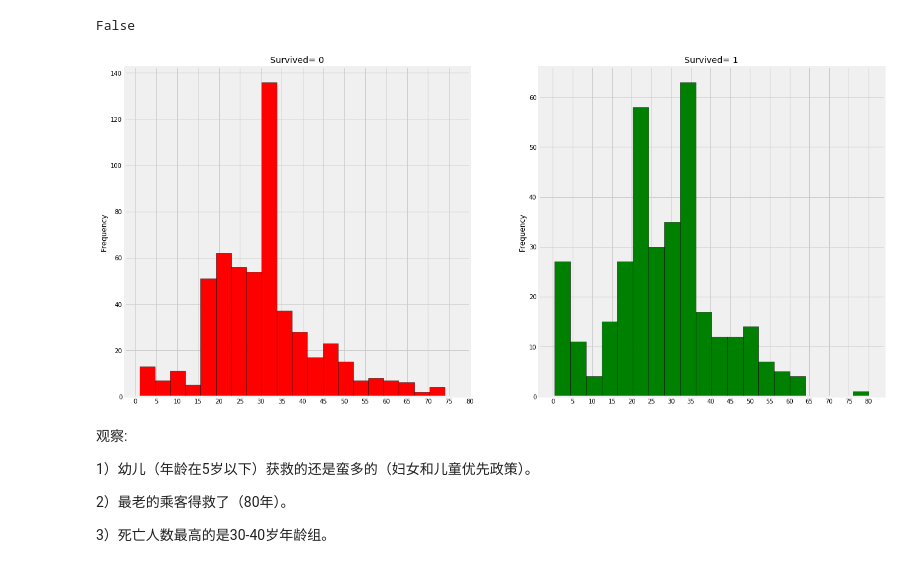
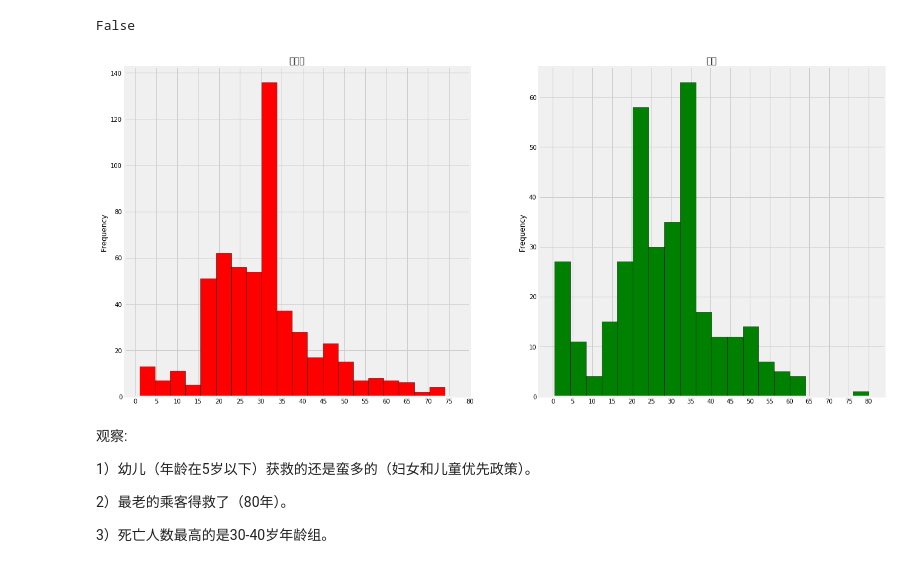
Before and after one commit to AsSaSsIoNs/zhang, a Jupyter notebook: Projects/Titanic/泰坦尼克-数据挖掘流程.ipynb, the cells around one changed output. Saved outputs shown, nothing was run; the diff lists cells and outputs as text; code cells hidden in the pictures.

```diff
--- a/Projects/Titanic/泰坦尼克-数据挖掘流程.ipynb
+++ b/Projects/Titanic/泰坦尼克-数据挖掘流程.ipynb
@@ -271,16 +271,16 @@ False
 # %%
 f,ax=plt.subplots(1,2,figsize=(20,10))
 data[data['Survived']==0].Age.plot.hist(ax=ax[0],bins=20,edgecolor='black',color='red')
-ax[0].set_title('Survived= 0')
+ax[0].set_title('未生还')
 x1=list(range(0,85,5))
 ax[0].set_xticks(x1)
 data[data['Survived']==1].Age.plot.hist(ax=ax[1],color='green',bins=20,edgecolor='black')
-ax[1].set_title('Survived= 1')
+ax[1].set_title('生还')
 x2=list(range(0,85,5))
 ax[1].set_xticks(x2)
 plt.show()
 # %% [output]
-[figure, old version]
+[figure, new version]
 # %% [markdown]
 观察:
 
```
Also changed, not shown: 1 other file.
